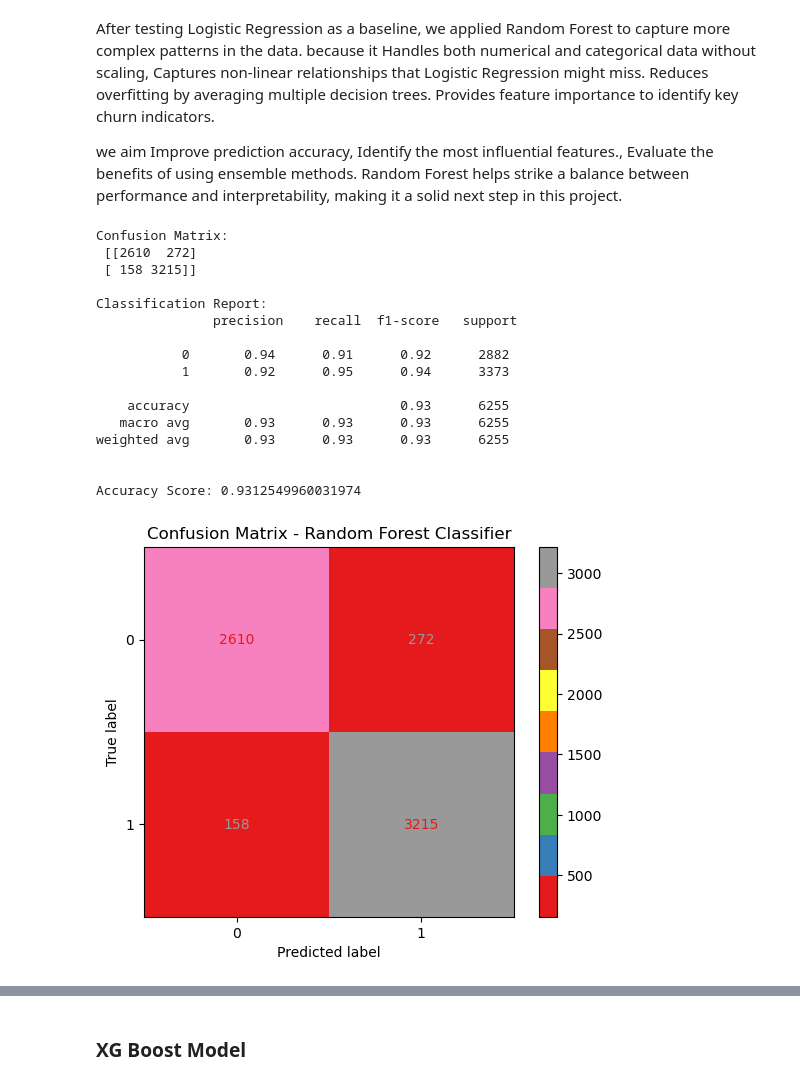
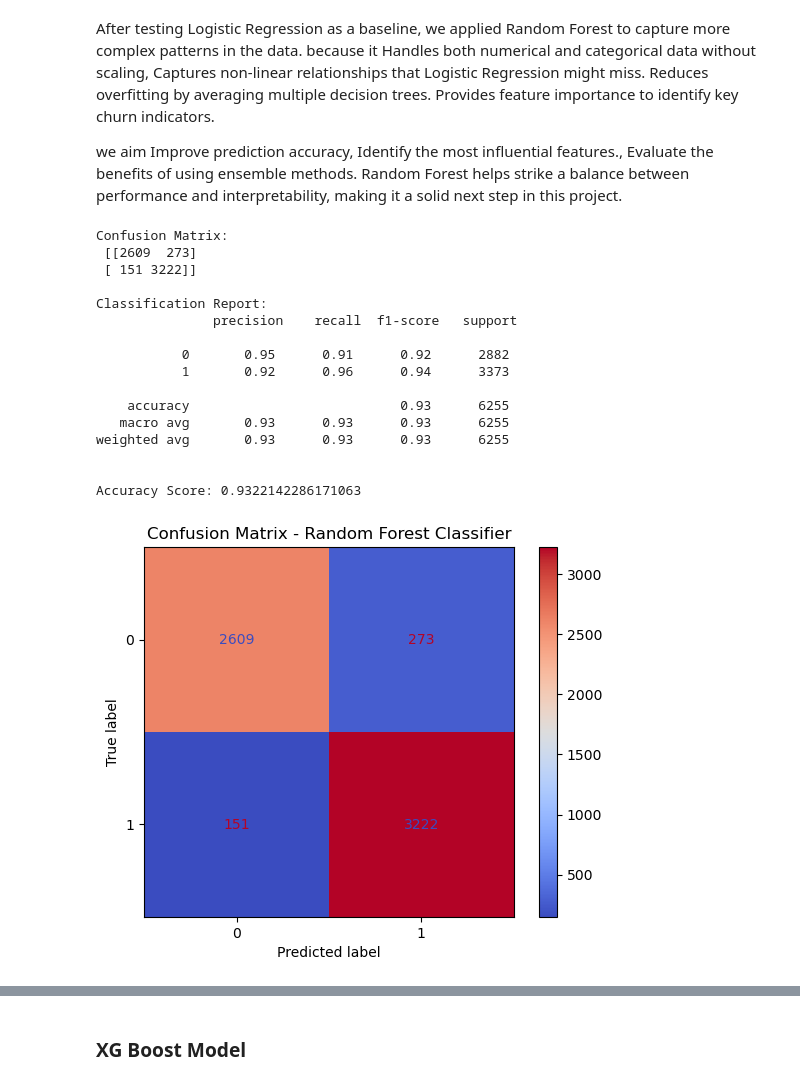
Before and after one commit to wambuikariuki/Capstone_Phase5_group9, a Jupyter notebook: Notebook.ipynb, the cells around one changed output, grey strips where cells are left out. Saved outputs shown, nothing was run; the diff lists cells and outputs as text; code cells hidden in the pictures.

Commit message:
cleaned up logistic and random forest model

```diff
--- a/Notebook.ipynb
+++ b/Notebook.ipynb
@@ -248,0 +253,4 @@ We will use a histogram to show how customer wallet points are spread out. The p
+# %%
+# Feature engineering a column for month and year
+df['joining_year'] = df['joining_date'].dt.year
+df['joining_month'] = df['joining_date'].dt.month
@@ -545,32 +650,0 @@ We will try and see the relationship between churn risk and tenure days using a
-# %%
-try:
-    # Set analysis reference date (today or dataset's max date)
-    reference_date = pd.Timestamp.now()
-
-    # Calculate tenure in days
-    df_cleaned['tenure_days'] = (reference_date - df_cleaned['joining_date']).dt.days
-
-    # Drop rows with invalid/missing dates
-    df_cleaned = df_cleaned.dropna(subset=['tenure_days'])
-
-    # Plotting
-    plt.figure(figsize=(12, 6))
-    sns.kdeplot(
-        data=df_cleaned,
-        x='tenure_days',
-        hue='churn_risk_score',
-        palette='Set1',
-        fill=False,
-        common_norm=False,
-        alpha=0.6
-    )
-    plt.title('Customer Tenure Distribution by Churn Risk (Cleaned Data)')
-    plt.xlabel('Tenure (Days)')
-    plt.ylabel('Density')
-    plt.show()
-
-except Exception as e:
-    print(f"Error: {e}")
-    print("Debug Info:")
-    print("- Unique joining_date types:", df_cleaned['joining_date'].apply(type).unique())
-    print("- Sample dates:", df_cleaned['joining_date'].head())
@@ -581,7 +651,3 @@ To facilitate the analysis of seasonal and monthly churning patterns, we will ex
-# %%
-# Feature engineering a column for month and year
-df_cleaned['joining_year'] = df_cleaned['joining_date'].dt.year
-df_cleaned['joining_month'] = df_cleaned['joining_date'].dt.month
 # %%
 # Inspecting the joined through referral column
 df_cleaned['joined_through_referral'].value_counts()
@@ -1121,7 +1187,7 @@ to_drop = [
     'internet_option_Fiber_Optic',
     'complaint_status_No Information Available',
     'feedback_No reason specified','joining_date',
-    'joining_year','joining_month','points_in_wallet'
+    'points_in_wallet'
     ]
 # dropping the chosen columns
 df_encoded = df_encoded.drop(columns=to_drop)
@@ -1264,27 +1334,27 @@ print("\nClassification Report:\n", classification_report(y_test, y_pred_rf))
 print("\nAccuracy Score:", accuracy_score(y_test, y_pred_rf))
 # %% [output]
 Confusion Matrix:
- [[2610  272]
- [ 158 3215]]
+ [[2609  273]
+ [ 151 3222]]
 
 Classification Report:
                precision    recall  f1-score   support
 
-           0       0.94      0.91      0.92      2882
-           1       0.92      0.95      0.94      3373
+           0       0.95      0.91      0.92      2882
+           1       0.92      0.96      0.94      3373
 
     accuracy                           0.93      6255
    macro avg       0.93      0.93      0.93      6255
 weighted avg       0.93      0.93      0.93      6255
 
 
-Accuracy Score: 0.9312549960031974
+Accuracy Score: 0.9322142286171063
 # %%
 # Create and display the confusion matrix
-ConfusionMatrixDisplay.from_estimator(rf_model, X_test, y_test, cmap='Set1')
+ConfusionMatrixDisplay.from_estimator(rf_model, X_test, y_test, cmap='coolwarm')
 
 plt.title("Confusion Matrix - Random Forest Classifier")
 plt.grid(False)
 plt.show()
 # %% [output]
-[figure, old version]
+[figure, new version]
```
Also changed, not shown: parts of 51 cells of this notebook.
